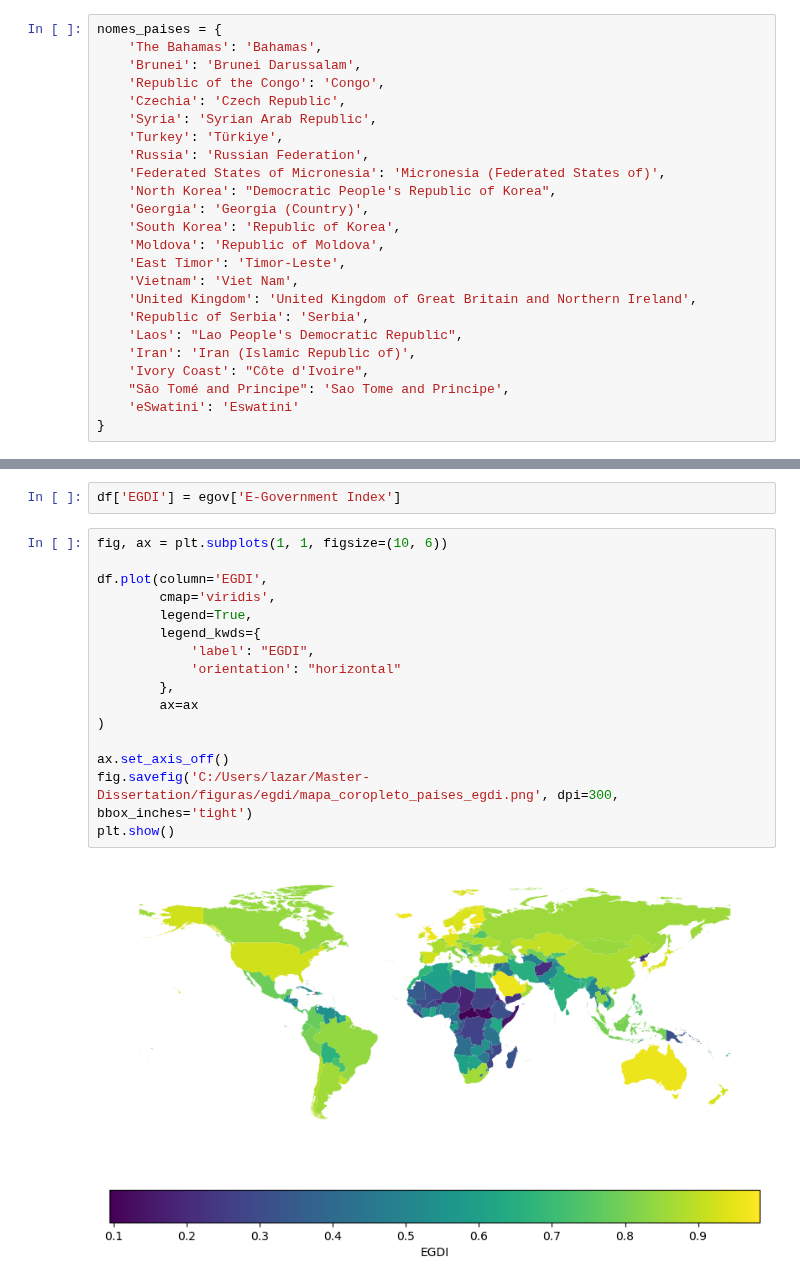
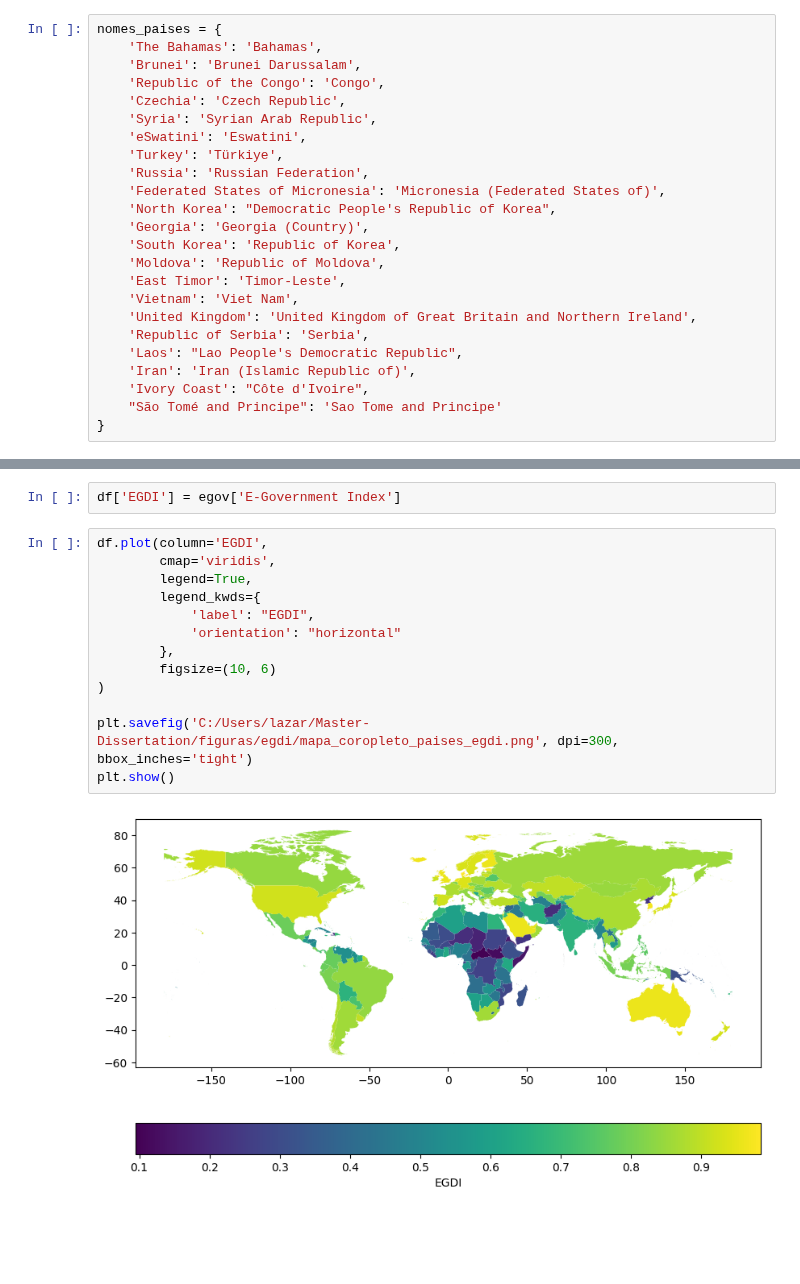
Before and after one commit to LazaroDamasceno/Dissertacao-Mestrado, a Jupyter notebook: eda/mapa_coropleto/mapa_coropleto_paises_egdi.ipynb, the cells around one changed output, grey strips where cells are left out. Saved outputs shown, nothing was run; the diff lists cells and outputs as text; blank space fills up the shorter version.

```diff
--- a/eda/mapa_coropleto/mapa_coropleto_paises_egdi.ipynb
+++ b/eda/mapa_coropleto/mapa_coropleto_paises_egdi.ipynb
@@ -22,6 +22,7 @@ nomes_paises = {
     'Republic of the Congo': 'Congo',
     'Czechia': 'Czech Republic',
     'Syria': 'Syrian Arab Republic',
+    'eSwatini': 'Eswatini',
     'Turkey': 'Türkiye',
     'Russia': 'Russian Federation',
     'Federated States of Micronesia': 'Micronesia (Federated States of)',
@@ -36,8 +37,7 @@ nomes_paises = {
     'Laos': "Lao People's Democratic Republic",
     'Iran': 'Iran (Islamic Republic of)',
     'Ivory Coast': "Côte d'Ivoire",
-    "São Tomé and Principe": 'Sao Tome and Principe',
-    'eSwatini': 'Eswatini'
+    "São Tomé and Principe": 'Sao Tome and Principe'
 }
 # %%
 gdf['name'] = gdf['name'].replace(nomes_paises)
@@ -50,20 +50,17 @@ df = gdf.copy()
 # %%
 df['EGDI'] = egov['E-Government Index']
 # %%
-fig, ax = plt.subplots(1, 1, figsize=(10, 6))
-
 df.plot(column='EGDI',
         cmap='viridis',
         legend=True,
         legend_kwds={
             'label': "EGDI",
             'orientation': "horizontal"
         },
-        ax=ax
+        figsize=(10, 6)
 )
 
-ax.set_axis_off()
-fig.savefig('C:/Users/lazar/Master-Dissertation/figuras/egdi/mapa_coropleto_paises_egdi.png', dpi=300, bbox_inches='tight')
+plt.savefig('C:/Users/lazar/Master-Dissertation/figuras/egdi/mapa_coropleto_paises_egdi.png', dpi=300, bbox_inches='tight')
 plt.show()
 # %% [output]
-[figure, old version]
+[figure, new version]
```
Also changed, not shown: 9 other files.
